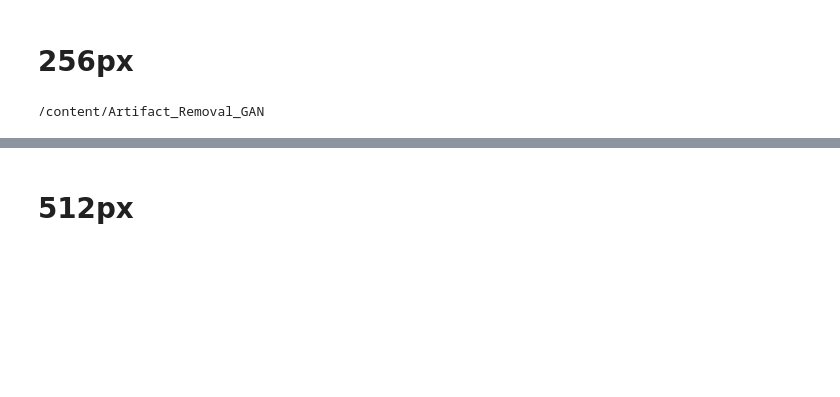
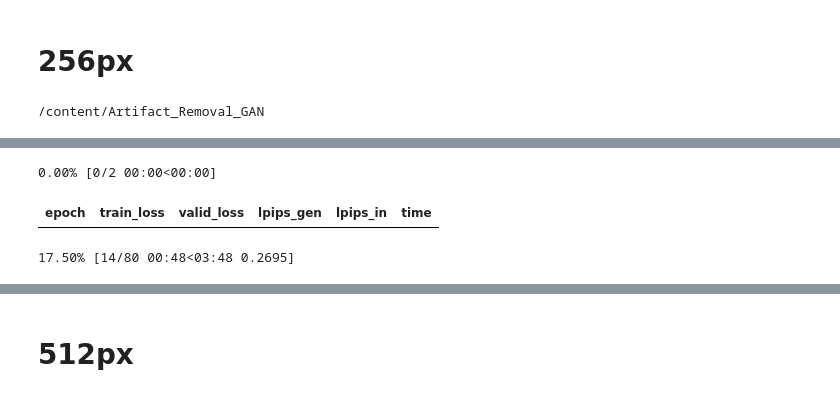
Before and after one commit to goldenbili/ARTIFACT_TEST, a Jupyter notebook: Training_unet_LPIPS_full_img.ipynb, the cells around one changed output, grey strips where cells are left out. Drawn from its saved outputs; the diff is of its cells as text; code cells hidden in the pictures; blank space fills up the shorter version.

```diff
--- a/Training_unet_LPIPS_full_img.ipynb
+++ b/Training_unet_LPIPS_full_img.ipynb
@@ -237,6 +197,10 @@ epochs = 1
 /content/Artifact_Removal_GAN
 # %%
 data_gen = get_DIV2k_data_QF(path_lowRes_256, path_fullRes, bs=bs, sz=sz)
+# %%
+data_gen = get_DIV2k_data_QF(path_lowRes_Full, path_fullRes, bs=bs, sz=sz)
+# %%
+loss_func=loss_func.cuda()
 # %%
 learn_gen = gen_learner_wide(data=data_gen,
                              gen_loss=loss_func,
@@ -246,0 +209,3 @@ Downloading: "https://github.com/rwightman/pytorch-image-models/releases/downloa
+# %%
+learn_gen.metrics.append(LPIPS_Metric_gen())
+learn_gen.metrics.append(LPIPS_Metric_input())
@@ -258,5 +230,6 @@ learn_gen.metrics.append(NIQE_Metric_target())
 # %%
-wandbCallbacks = False
+wandbCallbacks = True
+import datetime
 
 if wandbCallbacks:
     import wandb
@@ -267,6 +240,6 @@ if wandbCallbacks:
             "weight_decay": wd,
             "num_epochs": epochs
     }
-    wandb.init(project='SuperRes', config=config, id="unet_superRes_mobilenetV3_FID"+ datetime.now().strftime('_%m-%d_%H:%M'))
+    wandb.init(project='SuperRes', config=config, id="unet_superRes_mobilenetV3_FID"+ datetime.datetime.now().strftime('_%m-%d_%H:%M'))
 
     learn_gen.callback_fns.append(partial(WandbCallback, input_type='images'))
@@ -273,5 +251,9 @@ if wandbCallbacks:
 # %%
-# learn_gen.lr_find()
-# learn_gen.recorder.plot()
-# learn_gen.summary()
+learn_gen.lr_find()
+learn_gen.recorder.plot()
+learn_gen.summary()
+# %% [output]
+0.00% [0/2 00:00<00:00]
+| epoch | train_loss | valid_loss | lpips_gen | lpips_in | time |
+17.50% [14/80 00:48<03:48 0.2695]
 # %%
```
Also changed, not shown: parts of 16 cells of this notebook.
